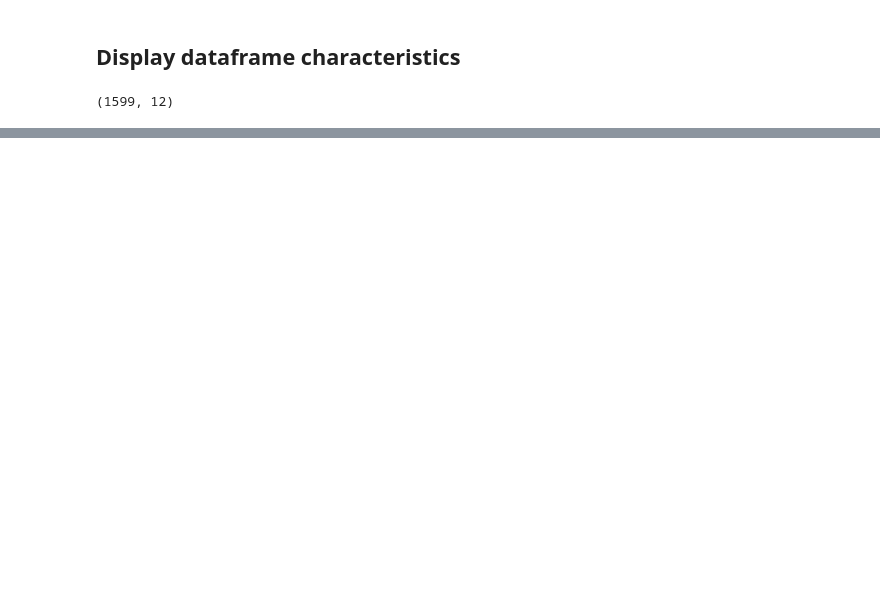
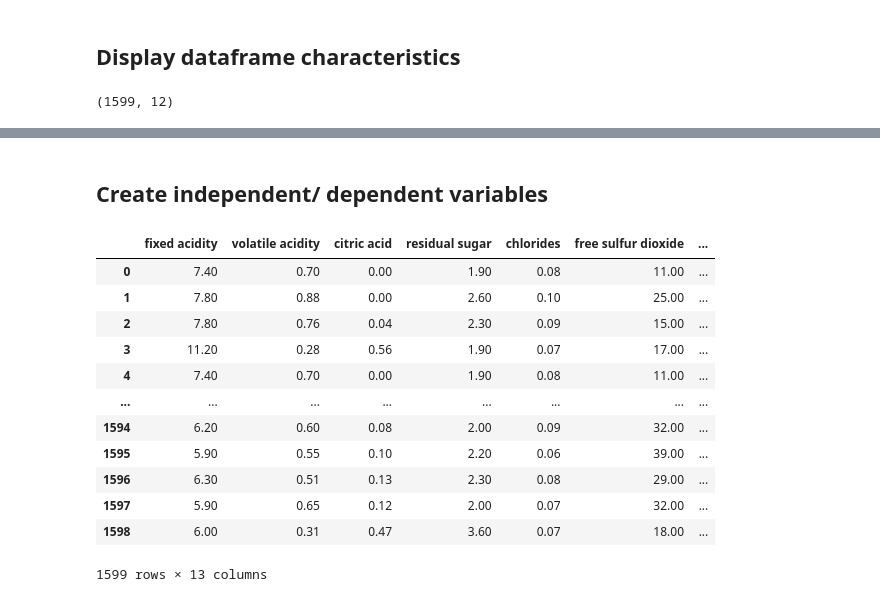
Before and after one commit to jancarlo-rojas/lis4376, a Jupyter notebook: p2/machineLearning.ipynb, the cells around one changed output, grey strips where cells are left out. Drawn from its saved outputs; the diff is of its cells as text; code cells hidden in the pictures; blank space fills up the shorter version.

```diff
--- a/p2/machineLearning.ipynb
+++ b/p2/machineLearning.ipynb
@@ -46,0 +57,4 @@ df.shape
+# %%
+#6. print data frame statistic summary format data frame to two decimal places, w thousand seperator
+pd.options.display.float_format = '{:,.2f}'.format
+df.describe()
@@ -46,0 +118,20 @@ df.shape
+# %% [markdown]
+## Create independent/ dependent variables
+# %%
+#11. create new col indicating "is_good" based upon existing "quality" col
+df['is_good'] = (df['quality'] >= 7).astype(int)
+df
+# %% [output]
+|  | fixed acidity | volatile acidity | citric acid | residual sugar | chlorides | free sulfur dioxide | ... |
+| 0 | 7.40 | 0.70 | 0.00 | 1.90 | 0.08 | 11.00 | ... |
+| 1 | 7.80 | 0.88 | 0.00 | 2.60 | 0.10 | 25.00 | ... |
+| 2 | 7.80 | 0.76 | 0.04 | 2.30 | 0.09 | 15.00 | ... |
+| 3 | 11.20 | 0.28 | 0.56 | 1.90 | 0.07 | 17.00 | ... |
+| 4 | 7.40 | 0.70 | 0.00 | 1.90 | 0.08 | 11.00 | ... |
+| ... | ... | ... | ... | ... | ... | ... | ... |
+| 1594 | 6.20 | 0.60 | 0.08 | 2.00 | 0.09 | 32.00 | ... |
+| 1595 | 5.90 | 0.55 | 0.10 | 2.20 | 0.06 | 39.00 | ... |
+| 1596 | 6.30 | 0.51 | 0.13 | 2.30 | 0.08 | 29.00 | ... |
+| 1597 | 5.90 | 0.65 | 0.12 | 2.00 | 0.07 | 32.00 | ... |
+| 1598 | 6.00 | 0.31 | 0.47 | 3.60 | 0.07 | 18.00 | ... |
+1599 rows × 13 columns
```
Also changed, not shown: parts of 19 cells of this notebook, 17 other files.
